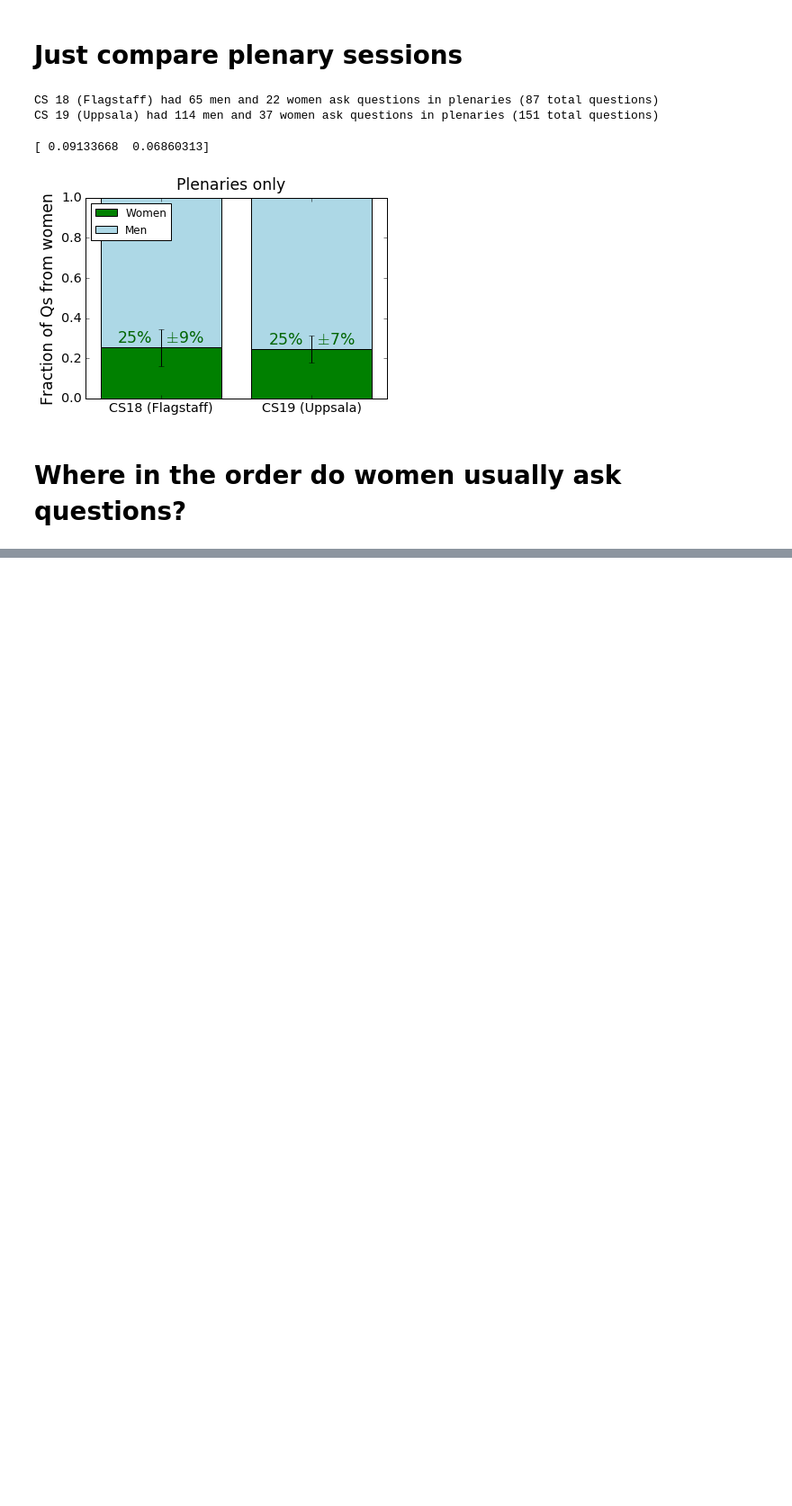
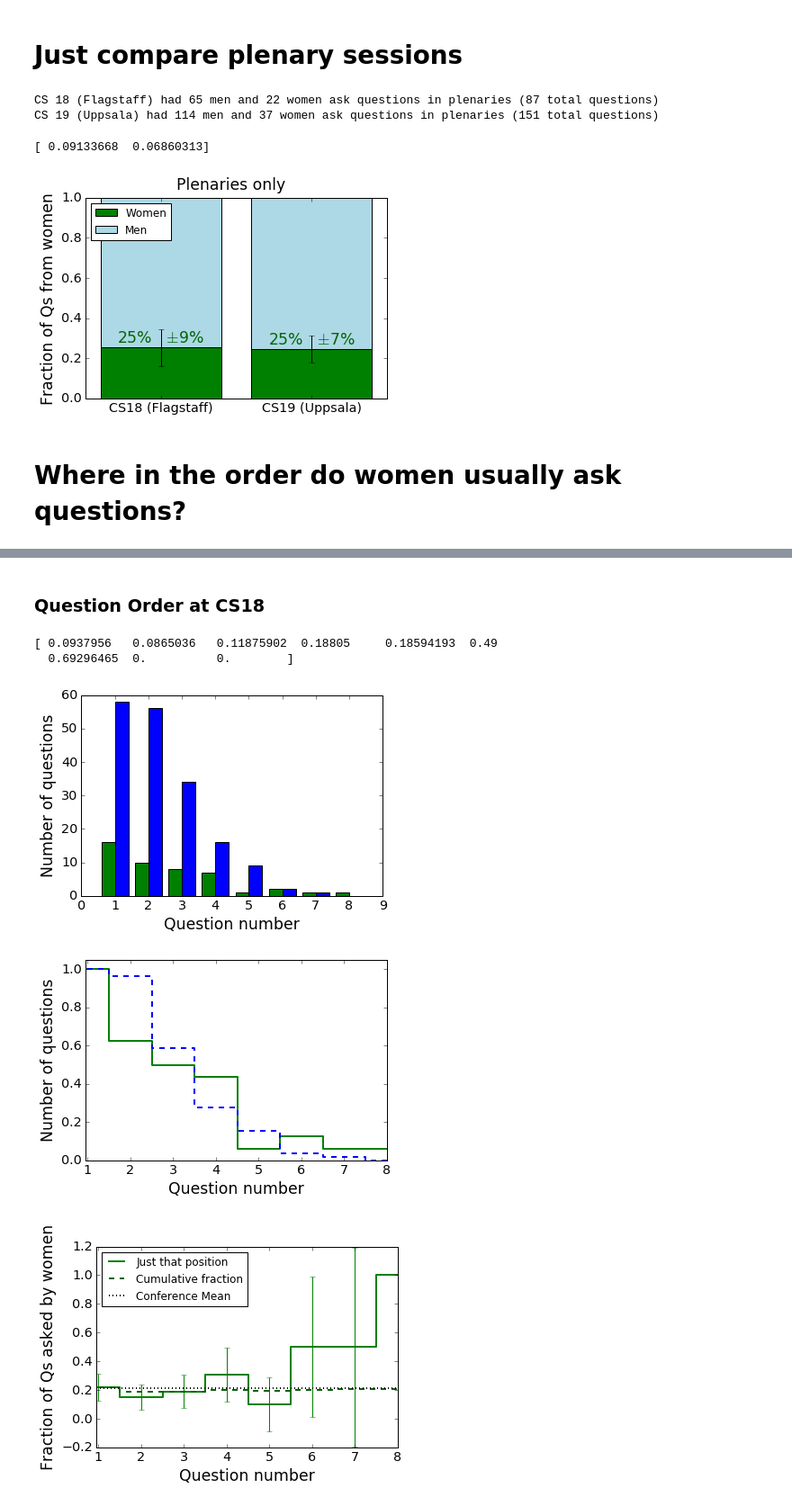
Before and after one commit to jradavenport/Gender-in-Astro, a Jupyter notebook: analysis/coolstars/douglas_coolstars_analysis.ipynb, the cells around one changed output, grey strips where cells are left out. Shown at 90% size. Saved outputs shown, nothing was run; the diff lists cells and outputs as text; code cells hidden in the pictures; blank space fills up the shorter version.

```diff
--- a/analysis/coolstars/douglas_coolstars_analysis.ipynb
+++ b/analysis/coolstars/douglas_coolstars_analysis.ipynb
@@ -781,0 +805,10 @@ ax.set_ylim(0,1.05)
+# %% [markdown]
+### Question Order at CS18
+# %%
+plot_order(cs18_q,conference_mean=0.21)
+# %% [output]
+[ 0.0937956   0.0865036   0.11875902  0.18805     0.18594193  0.49
+  0.69296465  0.          0.        ]
+[figure, added]
+[figure, added]
+[figure, added]
```
Also changed, not shown: parts of 7 cells of this notebook.
